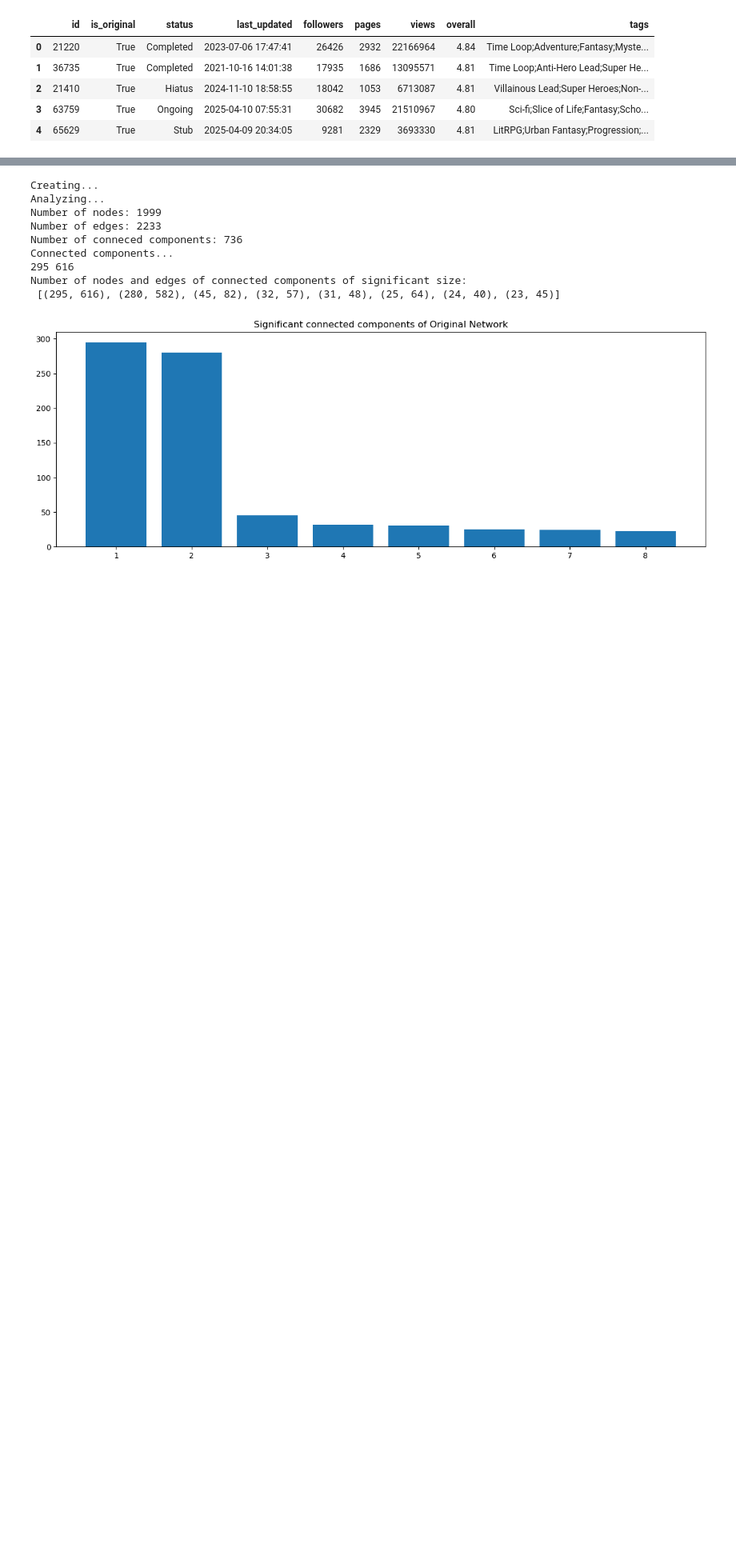
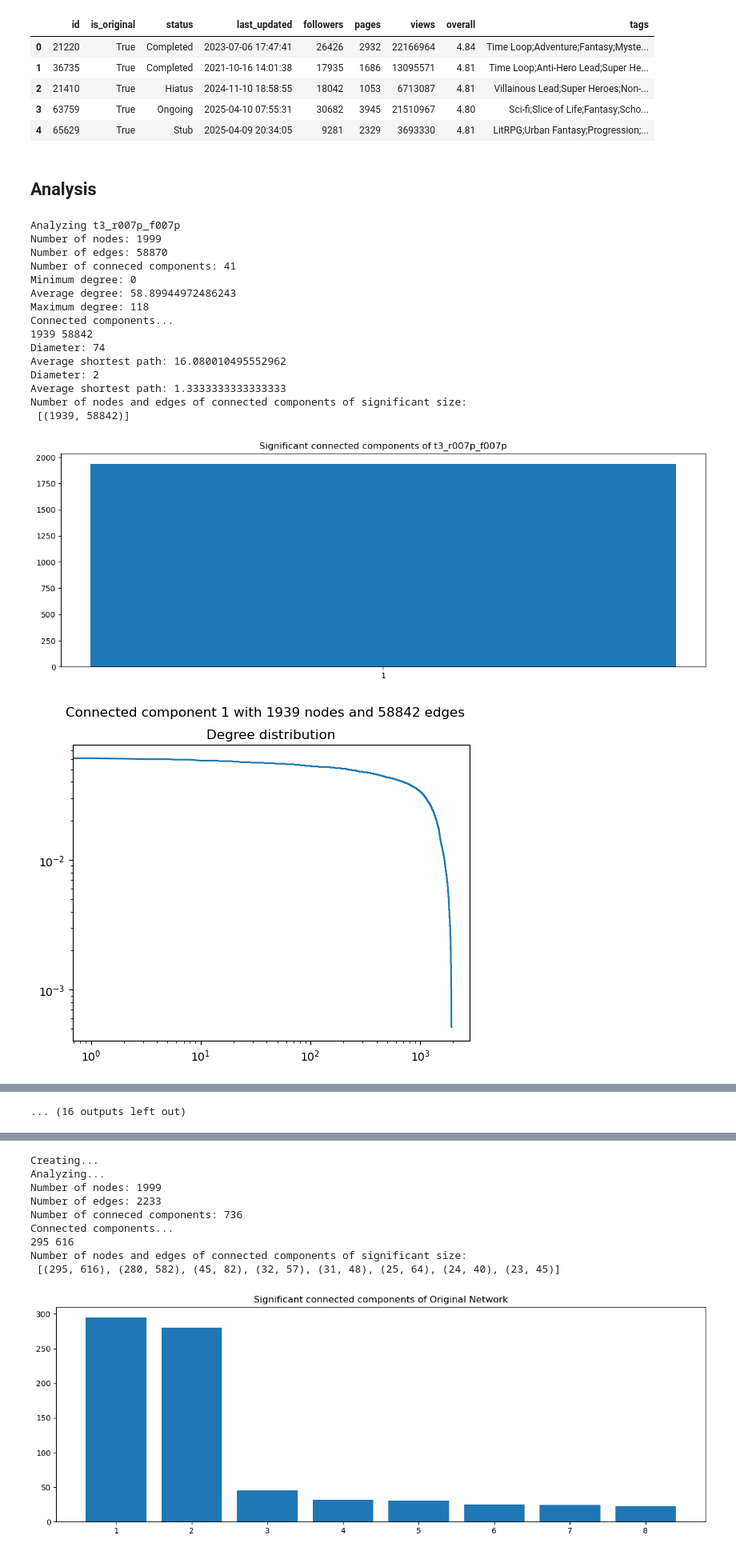
Before and after one commit to Saska1618/SocialNetworkAnalysis, a Jupyter notebook: RR_Network_Creation.ipynb, the cells around one changed output, grey strips where cells are left out. Shown at 80% size. Saved outputs shown, nothing was run; the diff lists cells and outputs as text; code cells hidden in the pictures; blank space fills up the shorter version.

```diff
--- a/RR_Network_Creation.ipynb
+++ b/RR_Network_Creation.ipynb
@@ -45,6 +47,12 @@ def analyze_distribution(G, graph_name, node_frac=0.05, edge_frac=0.05):
     print(f"Number of nodes: {G.number_of_nodes()}")
     print(f"Number of edges: {G.number_of_edges()}")
     print(f'Number of conneced components: {len(list(nx.connected_components(G)))}')
+    # degrees
+    degree_sequence = sorted((d for n, d in G.degree()), reverse=True)
+    print(f'Minimum degree: {degree_sequence[-1]}')
+    print(f'Average degree: {sum(degree_sequence) / len(degree_sequence)}')
+    print(f'Maximum degree: {degree_sequence[0]}')
+
     #connected components size distribution
     print("Connected components...")
     connected_components = [c for c in sorted(nx.connected_components(G), key=len, reverse=True)]
@@ -56,6 +64,9 @@ def analyze_distribution(G, graph_name, node_frac=0.05, edge_frac=0.05):
     # select large enough components
     for c in connected_components:
         S = G.subgraph(c).copy()
+        if i == 1:
+            print(f'Diameter: {nx.diameter(S)}')
+            print(f'Average shortest path: {nx.average_shortest_path_length(S)}')
         # if the current component is large enough, analyze it
         if (S.number_of_nodes() >= largest_cc.number_of_nodes() * node_frac) and (S.number_of_edges() >= largest_cc.number_of_edges() * edge_frac):
             large_graphs.append(S)
@@ -244,3 +257,29 @@ def create_graph(df, tags_dict, name, nr_common_tags = 3, additional_conditions
     nx.write_gml(G, f'Networks/{name}.gml')
 
     return G
+# %% [markdown]
+## Analysis
+# %%
+for g_name in ['t3_r007p_f007p', 't3_r007p_p007p', 't3_r007p_p007p_f007p', 't3_p007p_f007p']:
+    print(f"Analyzing {g_name}")
+    G = nx.read_gml(f'Networks/{g_name}.gml')
+
+    analyze_distribution(G, g_name)
+# %% [output]
+Analyzing t3_r007p_f007p
+Number of nodes: 1999
+Number of edges: 58870
+Number of conneced components: 41
+Minimum degree: 0
+Average degree: 58.89944972486243
+Maximum degree: 118
+Connected components...
+1939 58842
+Diameter: 74
+Average shortest path: 16.080010495552962
+Diameter: 2
+Average shortest path: 1.3333333333333333
+Number of nodes and edges of connected components of significant size:
+ [(1939, 58842)]
+[figure, added]
+[figure, added]
@@ -246,0 +325 @@ def create_graph(df, tags_dict, name, nr_common_tags = 3, additional_conditions
+... (16 outputs left out)
```
Also changed, not shown: parts of 4 cells of this notebook, 15 other files.
